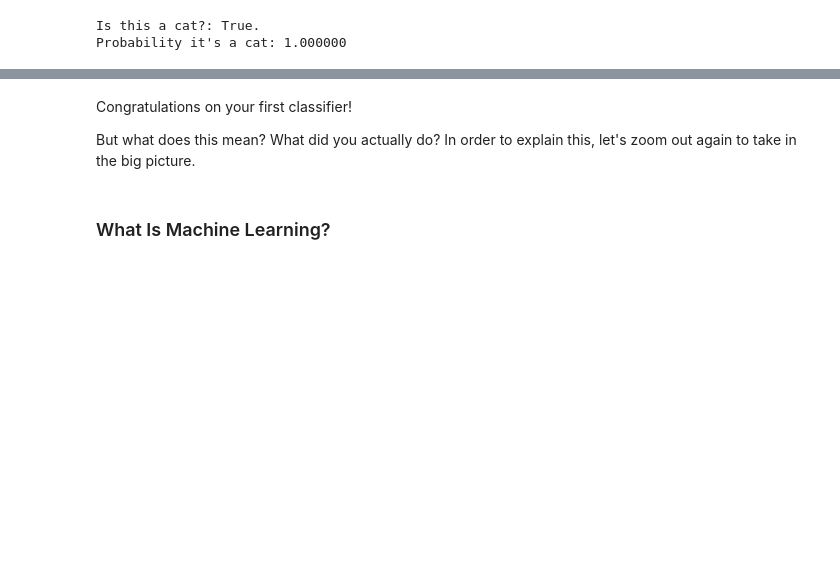
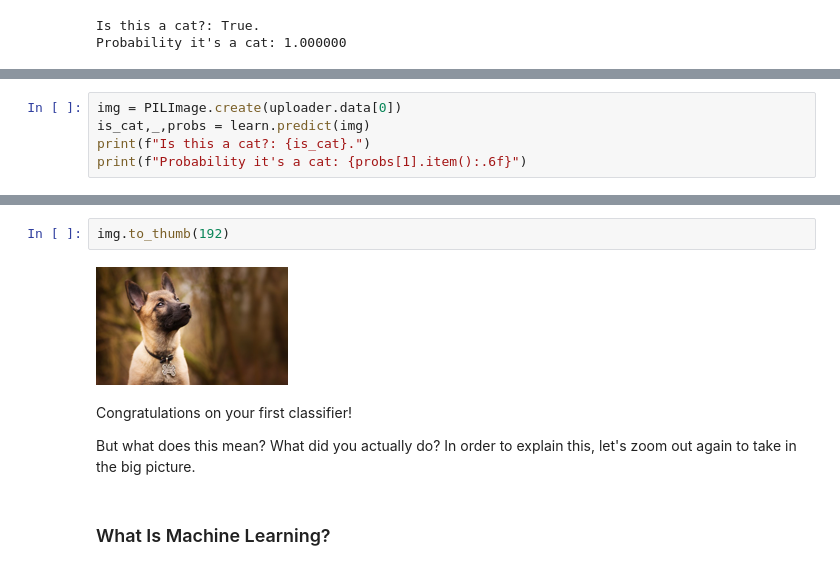
Before and after one commit to Pakopac/colab_fastai, a Jupyter notebook: 01_intro.ipynb, the cells around one changed output, grey strips where cells are left out. Cells and saved outputs as stored; diff of their text form; blank space fills up the shorter version.

```diff
--- a/01_intro.ipynb
+++ b/01_intro.ipynb
@@ -297,0 +300,5 @@ Probability it's a cat: 1.000000
+# %%
+img = PILImage.create(uploader.data[0])
+is_cat,_,probs = learn.predict(img)
+print(f"Is this a cat?: {is_cat}.")
+print(f"Probability it's a cat: {probs[1].item():.6f}")
@@ -298,3 +309,7 @@ Probability it's a cat: 1.000000
+# %%
+img.to_thumb(192)
+# %% [output]
+[figure, added]
 # %% [markdown]
 Congratulations on your first classifier!
 
```
Also changed, not shown: parts of 4 cells of this notebook.
